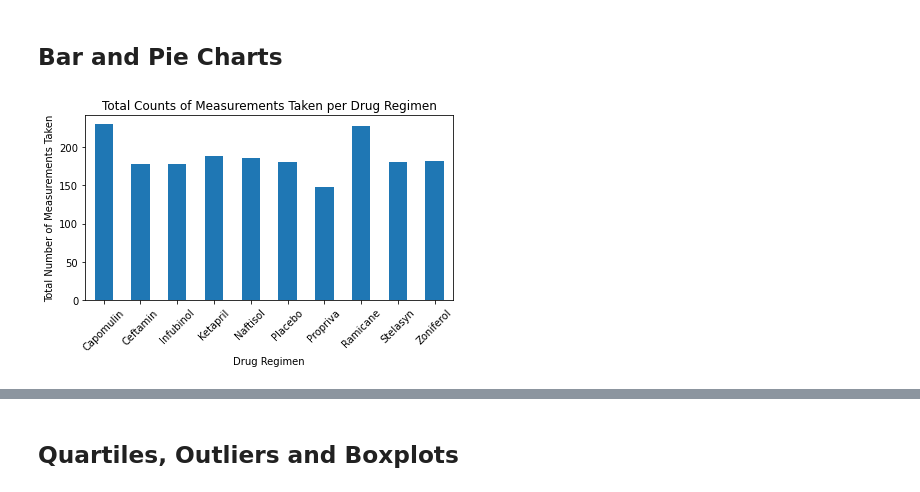
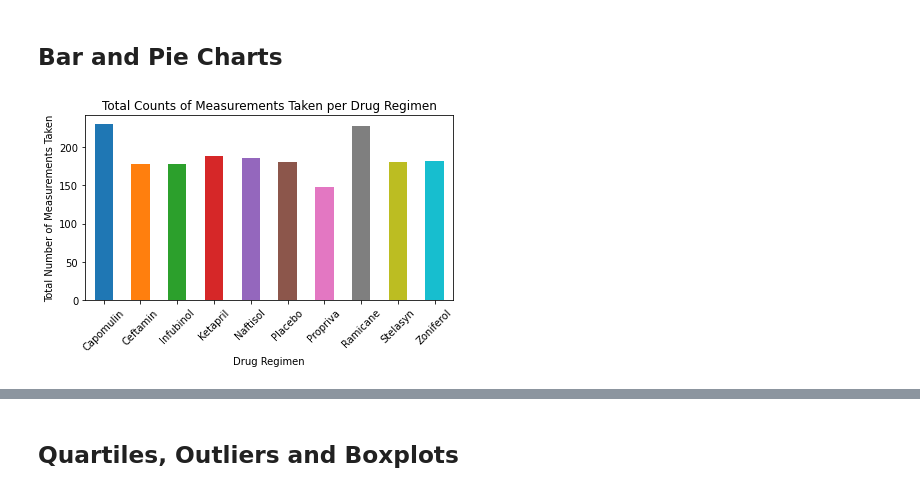
Before and after one commit to charlesphil/matplotlib-challenge, a Jupyter notebook: pymaceuticals_starter.ipynb, the cells around one changed output, grey strips where cells are left out. Saved outputs shown, nothing was run; the diff lists cells and outputs as text; code cells hidden in the pictures.

```diff
--- a/pymaceuticals_starter.ipynb
+++ b/pymaceuticals_starter.ipynb
@@ -136,14 +144,24 @@ agg_summary
 ## Bar and Pie Charts
 # %%
 # Generate a bar plot showing the total number of timepoints for all mice tested for each drug regimen using Pandas.
-# TODO: Give each bar a unique color
+
+# Create colors for each bar to represent each drug regimen
+colors = [f'C{x}' for x in range(regimen_summary['mean'].count())]
+
+# Count all recorded timepoints for each drug regimen
 timepoints = regimen_df['Timepoint'].count()
+
+# Plot bar chart using Pandas
 pandas_bar = timepoints.plot(
     title='Total Counts of Measurements Taken per Drug Regimen',
     ylabel='Total Number of Measurements Taken',
     kind='bar',
-    rot=45)
+    rot=45,
+    color=colors
+)
+
+# Tighten layout and display chart
 plt.tight_layout()
 plt.show()
 # %% [output]
-[figure, old version]
+[figure, new version]
```
Also changed, not shown: parts of 10 cells of this notebook.
